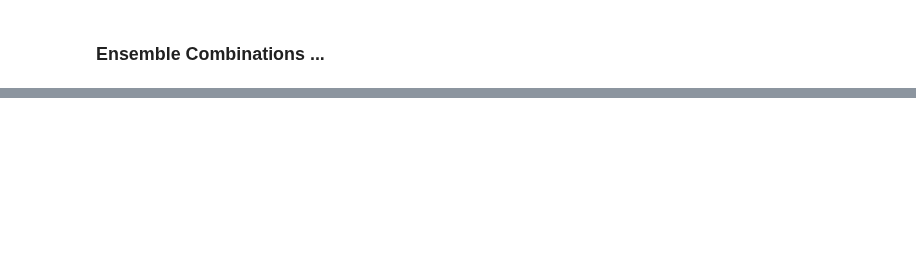
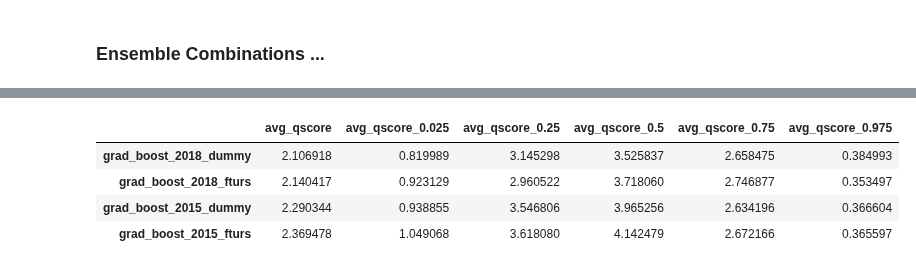
Before and after one commit to hikotei/2023_11-PTSFC, a Jupyter notebook: energy/2024_03_28 evaluate ensemble.ipynb, the cells around one changed output, grey strips where cells are left out. Drawn from its saved outputs; the diff is of its cells as text; code cells hidden in the pictures; blank space fills up the shorter version.

```diff
--- a/energy/2024_03_28 evaluate ensemble.ipynb
+++ b/energy/2024_03_28 evaluate ensemble.ipynb
@@ -203,0 +213,10 @@ dtype: object
+# %%
+# take rows where index contains keyword
+keyword = 'grad_boost'
+res_df_1[res_df_1.index.str.contains(keyword)].iloc[:, :6].sort_values(by='avg_qscore', ascending=True).style.highlight_min(color='yellow', axis=0)
+# %% [output]
+|  | avg_qscore | avg_qscore_0.025 | avg_qscore_0.25 | avg_qscore_0.5 | avg_qscore_0.75 | avg_qscore_0.975 |
+| grad_boost_2018_dummy | 2.106918 | 0.819989 | 3.145298 | 3.525837 | 2.658475 | 0.384993 |
+| grad_boost_2018_fturs | 2.140417 | 0.923129 | 2.960522 | 3.718060 | 2.746877 | 0.353497 |
+| grad_boost_2015_dummy | 2.290344 | 0.938855 | 3.546806 | 3.965256 | 2.634196 | 0.366604 |
+| grad_boost_2015_fturs | 2.369478 | 1.049068 | 3.618080 | 4.142479 | 2.672166 | 0.365597 |
```
Also changed, not shown: parts of 10 cells of this notebook, 2 other files.
